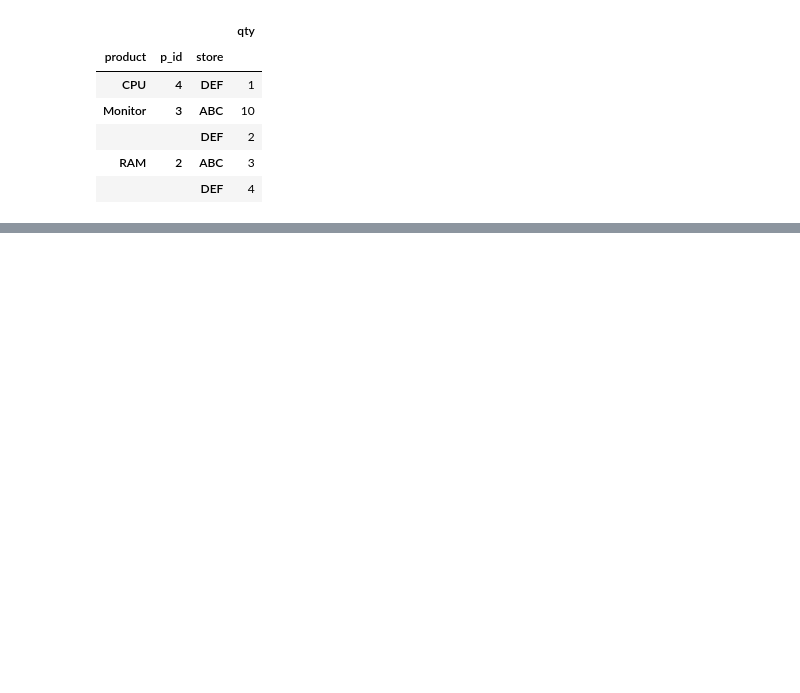
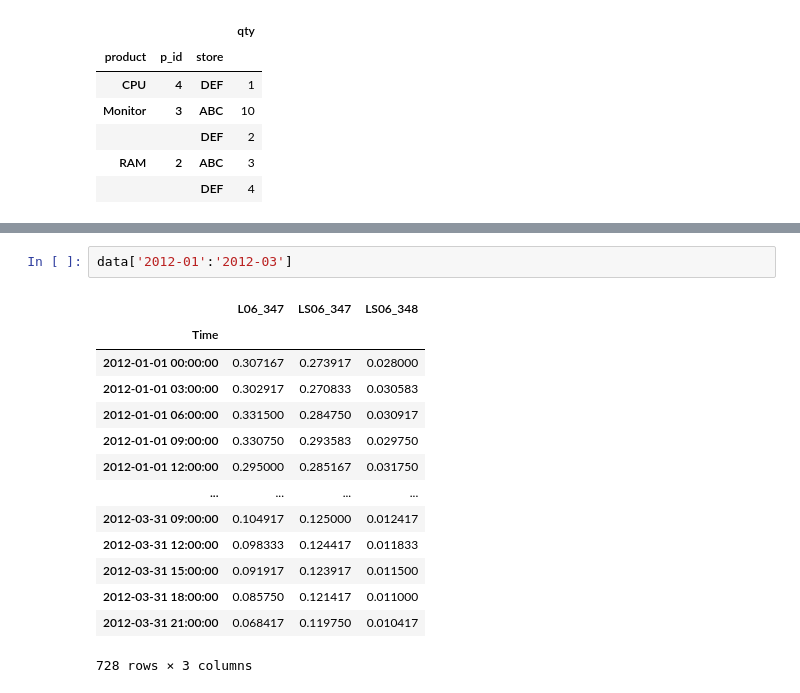
Before and after one commit to vinhuy2002/python-course, a Jupyter notebook: Chap6/Lab6.ipynb, the cells around one changed output, grey strips where cells are left out. Drawn from its saved outputs; the diff is of its cells as text; blank space fills up the shorter version.

```diff
--- a/Chap6/Lab6.ipynb
+++ b/Chap6/Lab6.ipynb
@@ -597,0 +669,17 @@ AttributeError: module 'pandas' has no attribute 'join'
+# %%
+data['2012-01':'2012-03']
+# %% [output]
+|  | L06_347 | LS06_347 | LS06_348 |
+| Time |  |  |  |
+| 2012-01-01 00:00:00 | 0.307167 | 0.273917 | 0.028000 |
+| 2012-01-01 03:00:00 | 0.302917 | 0.270833 | 0.030583 |
+| 2012-01-01 06:00:00 | 0.331500 | 0.284750 | 0.030917 |
+| 2012-01-01 09:00:00 | 0.330750 | 0.293583 | 0.029750 |
+| 2012-01-01 12:00:00 | 0.295000 | 0.285167 | 0.031750 |
+| ... | ... | ... | ... |
+| 2012-03-31 09:00:00 | 0.104917 | 0.125000 | 0.012417 |
+| 2012-03-31 12:00:00 | 0.098333 | 0.124417 | 0.011833 |
+| 2012-03-31 15:00:00 | 0.091917 | 0.123917 | 0.011500 |
+| 2012-03-31 18:00:00 | 0.085750 | 0.121417 | 0.011000 |
+| 2012-03-31 21:00:00 | 0.068417 | 0.119750 | 0.010417 |
+728 rows × 3 columns
```
Also changed, not shown: parts of 12 cells of this notebook, 9 other files.
